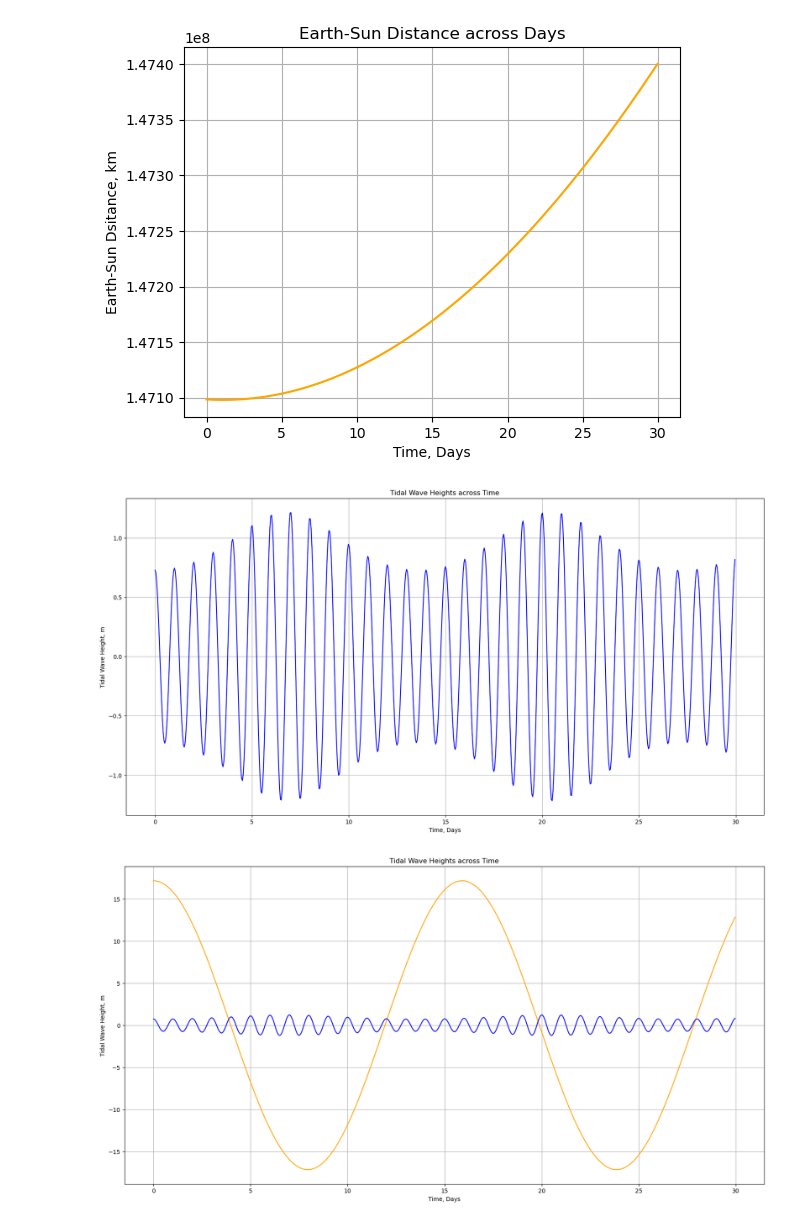
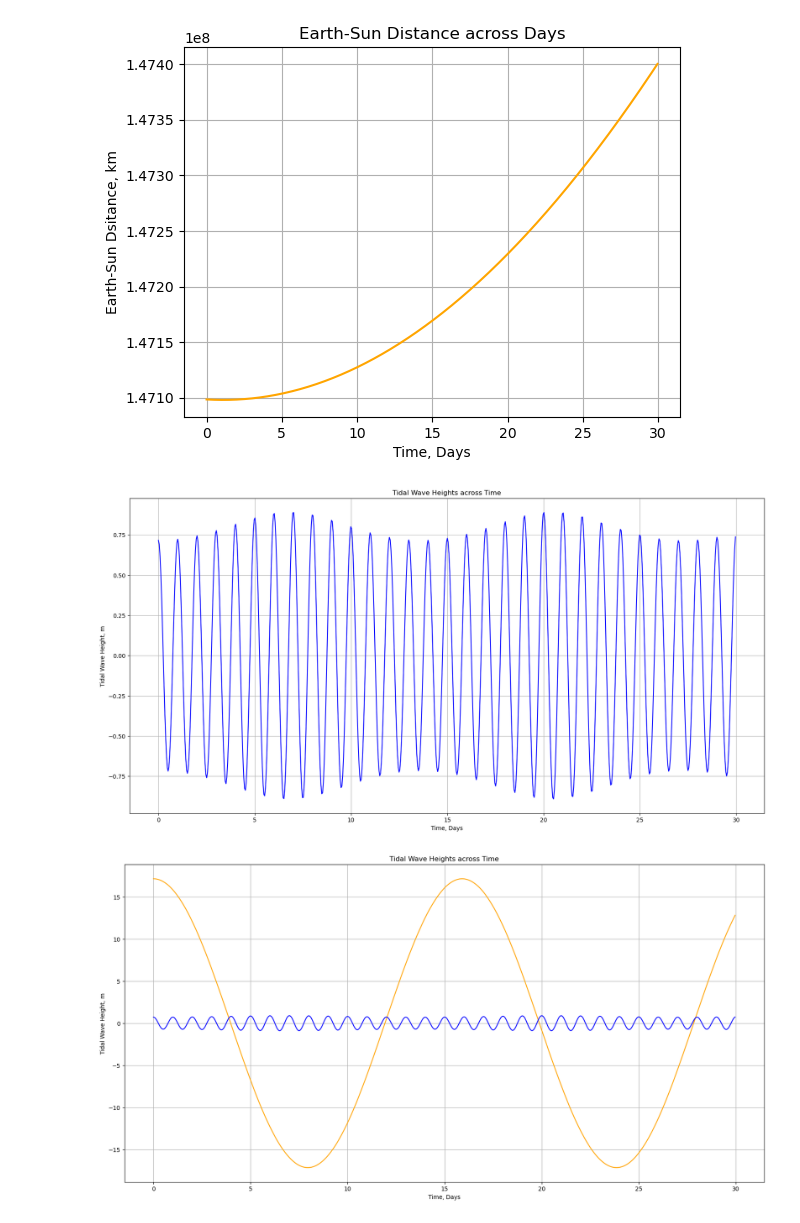
Before and after one commit to kombuchamushrooom/Astro98Project, a Jupyter notebook: final_project/final_project.ipynb, the cells around one changed output. Saved outputs shown, nothing was run; the diff lists cells and outputs as text; code cells hidden in the pictures.

Commit message:
Fixed scaling issue on E-M Distance

```diff
--- a/final_project/final_project.ipynb
+++ b/final_project/final_project.ipynb
@@ -37,7 +36,7 @@ alloted_time = earth_rotation*30
 t = np.arange(0,alloted_time)
 earth_moon_distanceX = (moon_apogee)*np.cos((2*pi*t)/(earth_rotation*moon_orbit)) # X component of Earth-Moon distance
 earth_moon_distanceY = (moon_perigee)*np.sin((2*pi*t)/(earth_rotation*moon_orbit)) # Y component of Earth-Moon distance
-earth_moon_distance = ((earth_moon_distanceX)**2) + ((earth_moon_distanceY)**2) # Earth-Center-Moon Distance
+earth_moon_distance = (((earth_moon_distanceX)**2) + ((earth_moon_distanceY)**2))**0.5 # Earth-Center-Moon Distance
 
 plt.figure(figsize=(12,10))
 plt.plot(earth_moon_distanceX, earth_moon_distanceY, color="grey", label="Moon Orbit")
@@ -75,20 +74,20 @@ plt.show()
 # %% [output]
 [figure]
 # %%
-tidal_wave_height_by_moon = (10**(17))*((3*G*moon_mass*((earth_radius*1000)**2))/(2*g*((earth_moon_distance*1000)**3)))*(np.cos((2*(pi)*t)/(earth_rotation)))*np.cos(angle)
+tidal_wave_height_by_moon = ((3*G*moon_mass*((earth_radius*1000)**2))/(2*g*((earth_moon_distance*1000)**3)))*np.cos((2*(pi)*t)/(earth_rotation))*np.cos(angle)
 tidal_wave_height_by_sun = ((3*G*sun_mass*((earth_radius*1000)**2))/(2*g*((earth_sun_distance*1000)**3)))*np.cos((2*(pi)*t)/(earth_rotation))*np.cos(angle)
 tidal_wave_height = tidal_wave_height_by_moon + tidal_wave_height_by_sun
 # For some strange reason, and I still have no idea why, the moon tidal wave is on factors of 10^-17 according to the graph, so I just multiplied the graph by 10^17 to fix it.
 
 plt.figure(figsize=(20,10))
 plt.plot(t/earth_rotation, tidal_wave_height, color="blue")
 plt.xlabel("Time, Days")
 plt.ylabel("Tidal Wave Height, m")
 plt.title("Tidal Wave Heights across Time")
 plt.grid()
 plt.show()
 # %% [output]
-[figure, old version]
+[figure, new version]
 # %%
 #Titan-Saturn System
 
```
Also changed, not shown: parts of 3 cells of this notebook.
